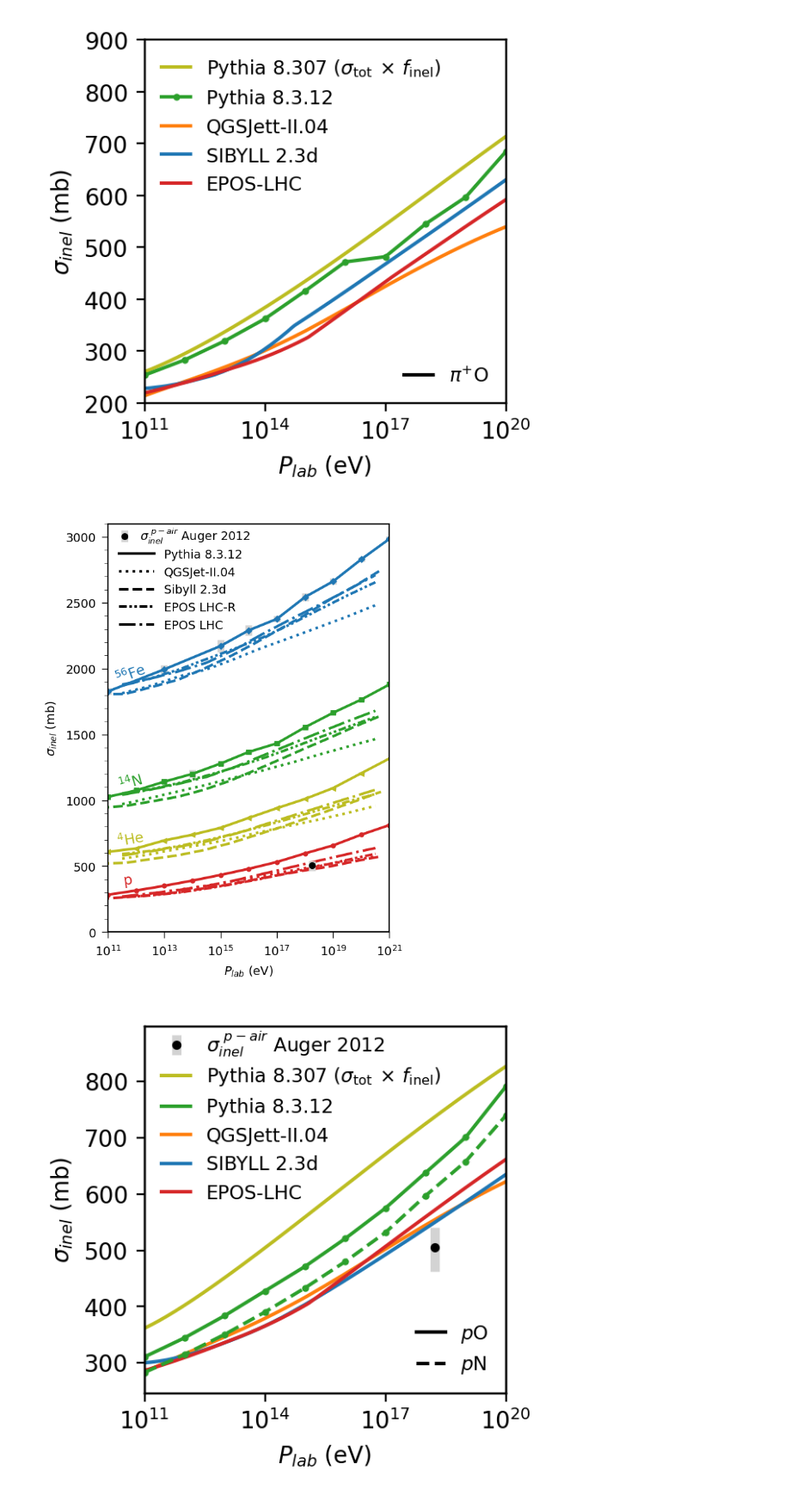
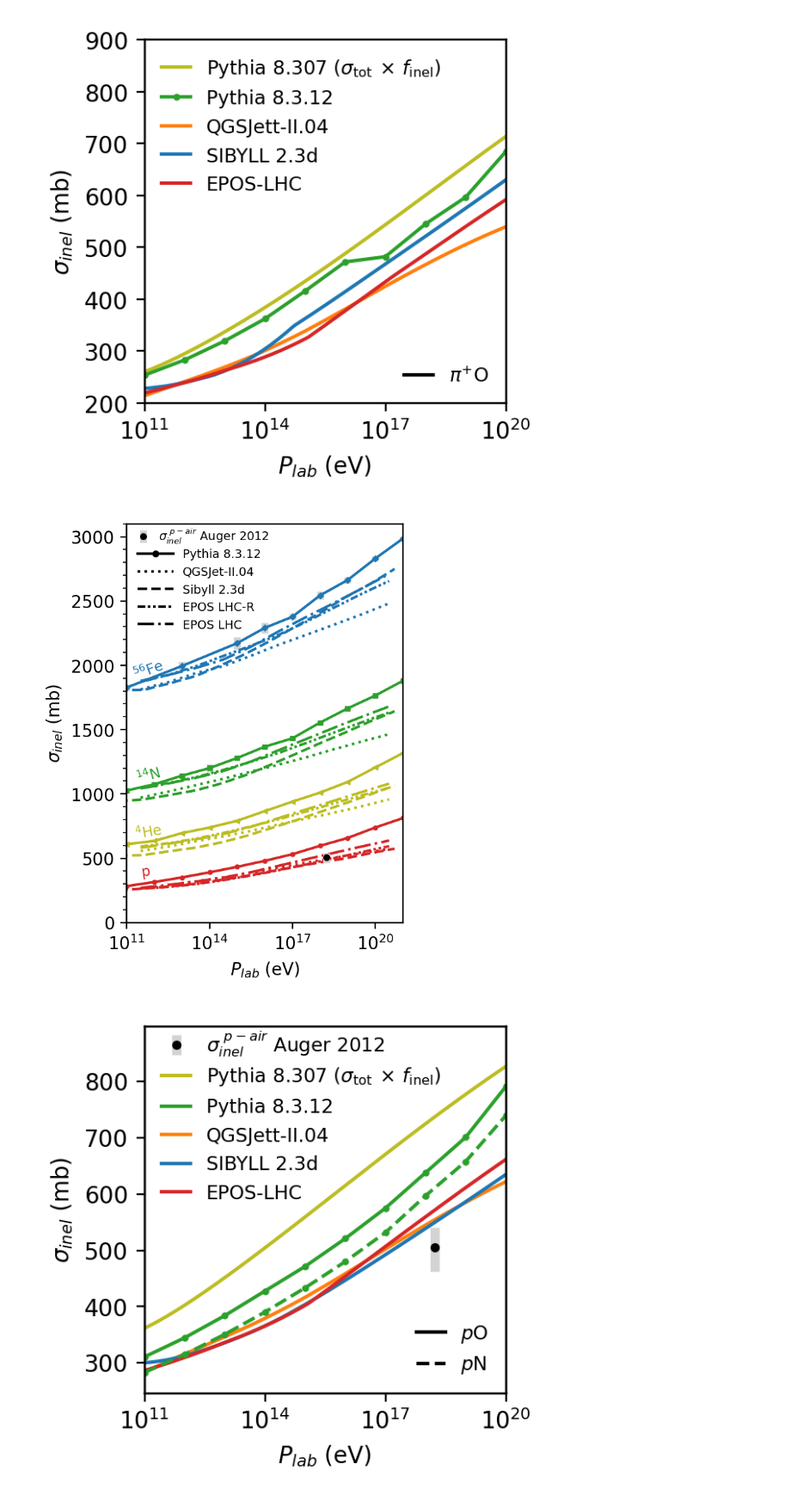
Before and after one commit to gaudu/pythia8312, a Jupyter notebook: examples/pythia8312_xsec_plotting.ipynb, the cells around one changed output. Shown at 86% size. Cells and saved outputs as stored; diff of their text form; code cells hidden in the pictures.

Commit message:
modify plots for Auger Youngsters Meeting 2024

```diff
--- a/examples/pythia8312_xsec_plotting.ipynb
+++ b/examples/pythia8312_xsec_plotting.ipynb
@@ -384,14 +384,14 @@ ax.set(xlim=(1e11,1e21))
 ax.set(ylim=(0,3100))
 ax.set_xscale('log')
 ax.set(xlabel=r"$P_{lab}$ (eV)", ylabel=r"$\sigma_{inel}$ (mb)")
-ax.xaxis.label.set_size(7)
-ax.yaxis.label.set_size(7)
+#ax.xaxis.label.set_size(7)
+#ax.yaxis.label.set_size(7)
 
-ax.tick_params(axis='both', which='major', width=0.5)
-ax.tick_params(axis='both', which='minor', width=0.25)
+#ax.tick_params(axis='both', which='major', width=0.5)
+#ax.tick_params(axis='both', which='minor', width=0.25)
 
-for spine in ax.spines.values():
-    spine.set_linewidth(0.25)
+#for spine in ax.spines.values():
+#    spine.set_linewidth(0.25)
 
 ax.errorbar(Fe_N_dataframe['elab']*1e9, Fe_N_dataframe['sig_inel'], yerr=Fe_N_dataframe['err_inel'], c='tab:blue', fmt='D', ms=2, ecolor='lightgrey', elinewidth=4, ls='-')
 ax.plot((10 ** elab_sib)*1e9, xs_Fe_N_sib, "--", color="tab:blue")
@@ -422,36 +422,36 @@ ax.plot((10 ** elab_sib_2)*1e9, xs_p_N_sib, "--", color="tab:red")
 ax.plot(xs_p_N_eposlhc[0]*1e9, xs_p_N_eposlhc[1], "-.", color="tab:red")
 ax.plot(xs_p_N_eposlhcr[0]*1e9, xs_p_N_eposlhcr[1], linestyle=((0, (3, 1, 1, 1, 1, 1))), color="tab:red")
 ax.plot(xs_p_N_qgsjetII04[0]*1e9, xs_p_N_qgsjetII04[1], ':', color="tab:red")
 #ax.plot([None], [None], ls='-', color="tab:red", label="p")
 ax.text(10 ** 11.7, 360, "p", fontsize="small", ha='center', color='tab:red', rotation=8)
 
-ax.plot([None], [None], "-", color="black", label="Pythia 8.3.12")
+ax.plot([None], [None], ".-", color="black", label="Pythia 8.3.12")
 ax.plot([None], [None], ":", color="black", label="QGSJet-II.04")
 ax.plot([None], [None], "--", color="black", label="Sibyll 2.3d")
 ax.plot([None], [None], linestyle=(0, (3, 1, 1, 1, 1, 1)), color="black", label="EPOS LHC-R")
 ax.plot([None], [None], "-.", color="black", label="EPOS LHC")
 
 #ax.text(10 ** 20, 200, "X $^{14}$N", fontsize="small", ha='center', color='black')
 ax.legend(loc='upper left', bbox_to_anchor=(0, 0.965), fontsize="x-small", frameon=False, handlelength=3)
 
 #ax.grid(visible=True, which='major', axis='y', alpha=0.3)
 ax.set_yticks([0, 500, 1000, 1500, 2000, 2500, 3000])
 ax.set_yticks(range(0, 3200, 100), minor=True)
 ax.yaxis.set_ticks_position('both')
 ax.tick_params(axis='y', which='both', labelright=False)
 
-ax.tick_params(axis='both', which='major', width=0.5, labelsize=7)
+#ax.tick_params(axis='both', which='major', width=0.5, labelsize=7)
 
 ax2 = ax.twinx()
 ax2.set_ylim(ax.get_ylim())
 ax2.get_yaxis().set_visible(False)
 ax2.errorbar(10**18.24, 505, yerr=[[pair_total_error_neg], [pair_total_error_pos]], c='black', fmt='o', ms=3, ecolor='lightgrey', elinewidth=4, label="$\sigma^{\\ p-air}_{inel}$ Auger 2012")
 ax2.legend(loc='upper left', bbox_to_anchor=(0, 1.02), fontsize="x-small", frameon=False, handlelength=1)
 
 fig.tight_layout()
 fig.savefig("xs_inel_XN.png", dpi=400)
 # %% [output]
-[figure, old version]
+[figure, new version]
 # %%
 fig, ax = plt.subplots(figsize=(3.2,3), dpi=200)
 ax.set(xlim=(1e11,1e20))
```
